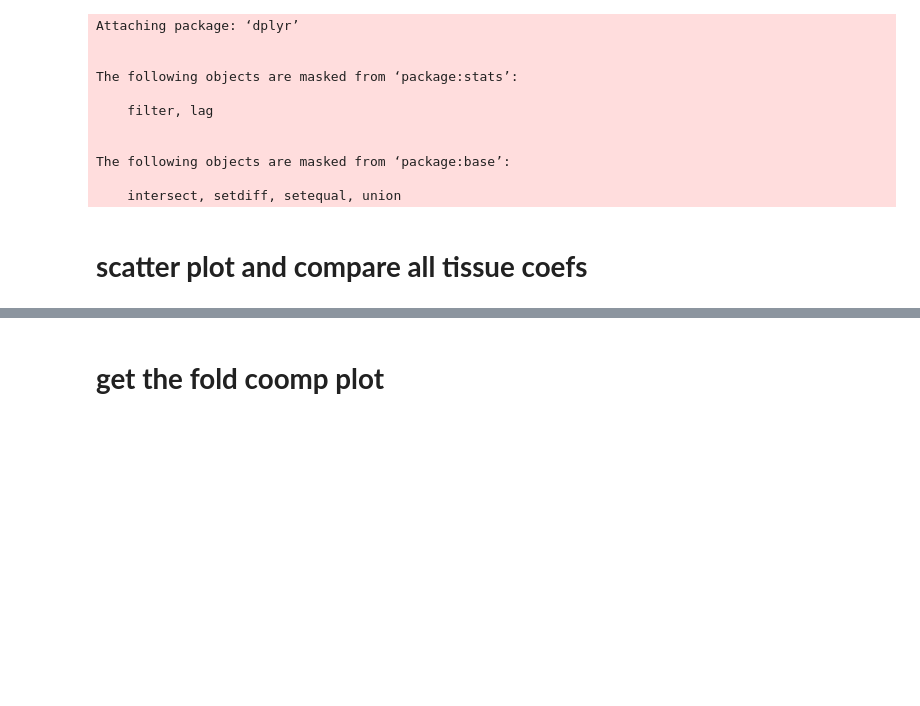
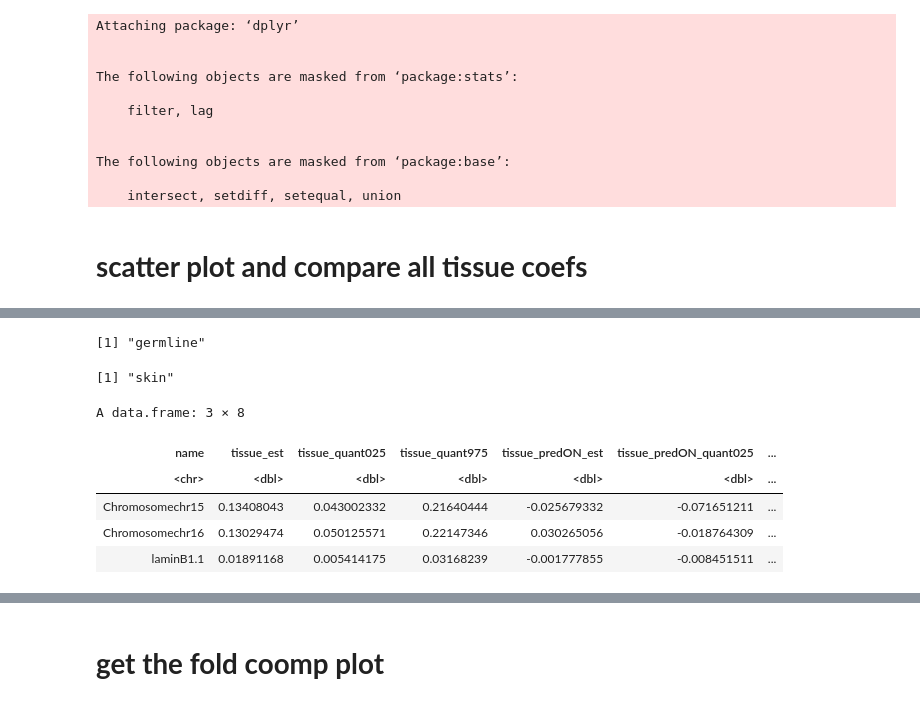
Before and after one commit to MadeleineOman/mutability, a Jupyter notebook: analysis/modules/plotting_coef/plotting_coef.ipynb, the cells around one changed output, grey strips where cells are left out. Saved outputs shown, nothing was run; the diff lists cells and outputs as text; code cells hidden in the pictures; blank space fills up the shorter version.

```diff
--- a/analysis/modules/plotting_coef/plotting_coef.ipynb
+++ b/analysis/modules/plotting_coef/plotting_coef.ipynb
@@ -21,2 +89,17 @@ tmp_file_path = "../../../"
+# %%
+tissue
+tissue_predOn
+# %% [output]
+[1] "germline"
+[1] "skin"
+# %%
+ filter(all_coefs[order(-all_coefs$tissue_est),],(tissue_quant025*tissue_quant975>0)&(tissue_predON_quant025*tissue_predON_quant975<0))
+# %% [output]
+A data.frame: 3 × 8
+| name | tissue_est | tissue_quant025 | tissue_quant975 | tissue_predON_est | tissue_predON_quant025 | ... |
+| <chr> | <dbl> | <dbl> | <dbl> | <dbl> | <dbl> | ... |
+| Chromosomechr15 | 0.13408043 | 0.043002332 | 0.21640444 | -0.025679332 | -0.071651211 | ... |
+| Chromosomechr16 | 0.13029474 | 0.050125571 | 0.22147346 | 0.030265056 | -0.018764309 | ... |
+| laminB1.1 | 0.01891168 | 0.005414175 | 0.03168239 | -0.001777855 | -0.008451511 | ... |
 # %%
 
```
Also changed, not shown: parts of 10 cells of this notebook, 2 other files.
